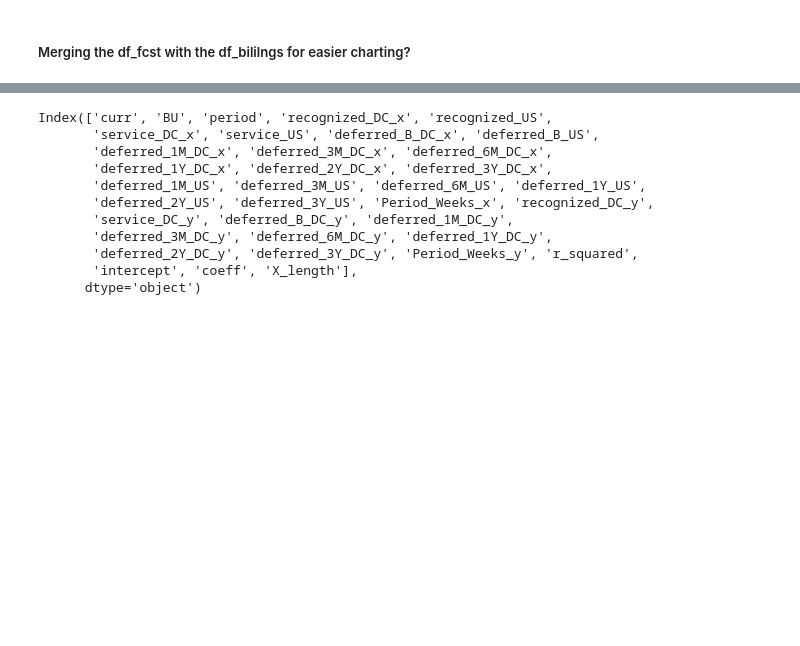
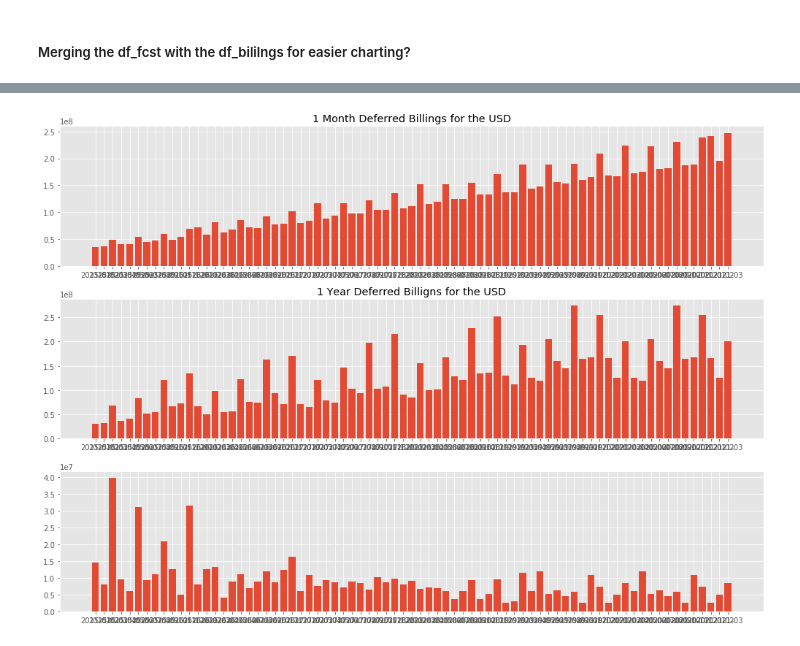
Before and after one commit to davidjsmith44/Deferred_Revenue_Forecast, a Jupyter notebook: notebooks/deferred_revenue_forecast.ipynb, the cells around one changed output, grey strips where cells are left out. Cells and saved outputs as stored; diff of their text form; code cells hidden in the pictures; blank space fills up the shorter version.

```diff
--- a/notebooks/deferred_revenue_forecast.ipynb
+++ b/notebooks/deferred_revenue_forecast.ipynb
@@ -1939,4 +1933,0 @@ df_test = df_copy_bill.append(df_fcst, ignore_index=True)
-# %%
-df_test = pd.merge(df_billings, df_fcst, how = 'outer',
-                  left_on=['curr', 'BU', 'period'],
-                   right_on=['curr', 'BU', 'period'])
@@ -1964,14 +1933,0 @@ df_test.tail(25)
-# %%
-df_test.columns
-# %% [output]
-Index(['curr', 'BU', 'period', 'recognized_DC_x', 'recognized_US',
-       'service_DC_x', 'service_US', 'deferred_B_DC_x', 'deferred_B_US',
-       'deferred_1M_DC_x', 'deferred_3M_DC_x', 'deferred_6M_DC_x',
-       'deferred_1Y_DC_x', 'deferred_2Y_DC_x', 'deferred_3Y_DC_x',
-       'deferred_1M_US', 'deferred_3M_US', 'deferred_6M_US', 'deferred_1Y_US',
-       'deferred_2Y_US', 'deferred_3Y_US', 'Period_Weeks_x', 'recognized_DC_y',
-       'service_DC_y', 'deferred_B_DC_y', 'deferred_1M_DC_y',
-       'deferred_3M_DC_y', 'deferred_6M_DC_y', 'deferred_1Y_DC_y',
-       'deferred_2Y_DC_y', 'deferred_3Y_DC_y', 'Period_Weeks_y', 'r_squared',
-       'intercept', 'coeff', 'X_length'],
-      dtype='object')
@@ -2025 +1936,22 @@ df_final = clean_df_final_columns(df_test)
+# %%
+this_curr = 'USD'
+this_BU = 'Creative'
+
+df_slice = df_test[(df_test['curr']==this_curr)&
+                 (df_test['BU']==this_BU)]
+
+fig, axs = plt.subplots(3,1,figsize=(14,10))
+
+axs[0].bar(df_slice['period'], df_slice['deferred_1M_DC'])
+axs[0].set_title('1 Month Deferred Billings for the USD')
+
+axs[1].bar(df_slice['period'], df_slice['deferred_1Y_DC'])
+axs[1].set_title('1 Year Deferred Billigns for the USD')
+
+axs[2].bar(df_slice['period'],df_slice['recognized_DC'])
+
+fig.tight_layout()
+text_saver = 'Cheese'
+# %% [output]
+[figure, added]
 # %%
```
Also changed, not shown: parts of 24 cells of this notebook, 2 other files.
